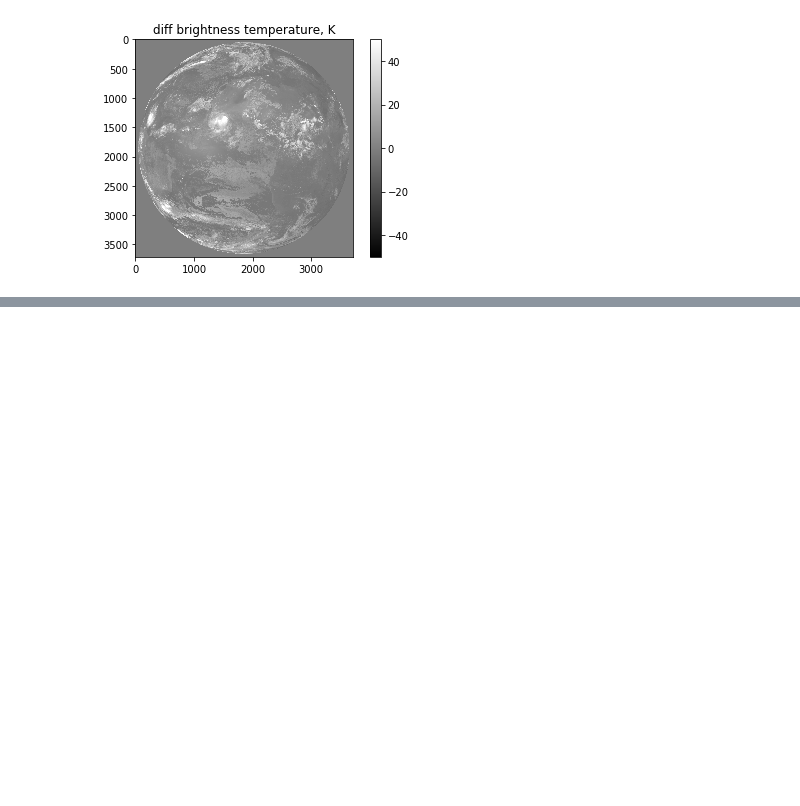
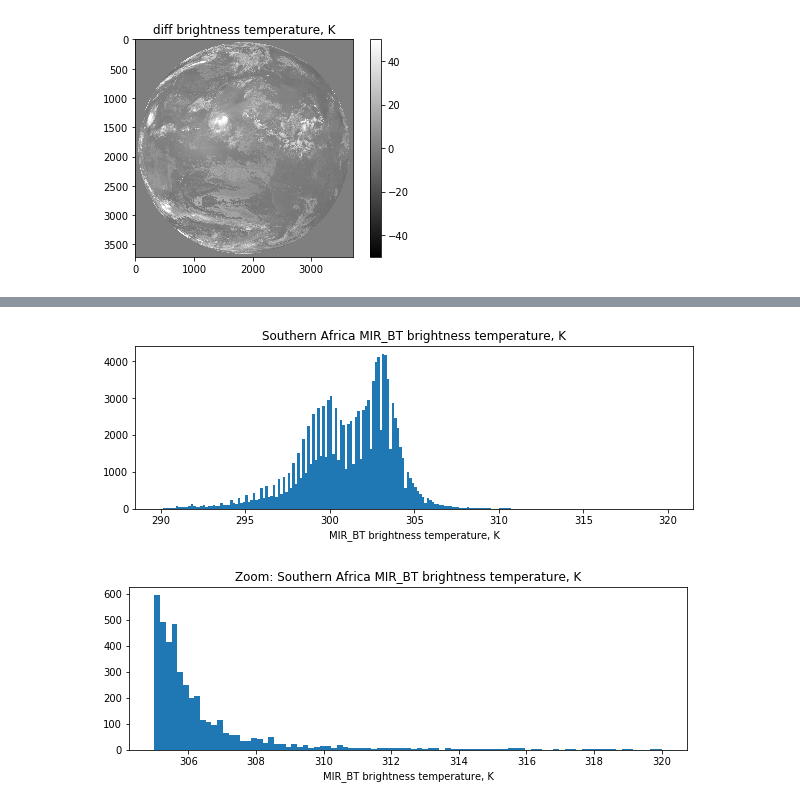
Before and after one commit to profLewis/Wooster_fire_practical, a Jupyter notebook: docs/Fire Emissions Practical.ipynb, the cells around one changed output, grey strips where cells are left out. Saved outputs shown, nothing was run; the diff lists cells and outputs as text; code cells hidden in the pictures; blank space fills up the shorter version.

```diff
--- a/docs/Fire Emissions Practical.ipynb
+++ b/docs/Fire Emissions Practical.ipynb
@@ -336,0 +366,16 @@ for i in range(3):
+# %%
+# image histogram
+i = 0
+plt.figure(figsize=(10,3))
+plt.hist(data[i,y0:y1,x0:x1].flatten(), bins='auto',range=[290,320])
+plt.xlabel(f"{meta['Band_%d'%(i+1)]} brightness temperature, K")
+x=plt.title(f"Southern Africa {meta['Band_%d'%(i+1)]} brightness temperature, K")
+
+# zoom
+plt.figure(figsize=(10,3))
+plt.hist(data[i,y0:y1,x0:x1].flatten(), bins='auto',range=[305,320])
+plt.xlabel(f"{meta['Band_%d'%(i+1)]} brightness temperature, K")
+x=plt.title(f"Zoom: Southern Africa {meta['Band_%d'%(i+1)]} brightness temperature, K")
+# %% [output]
+[figure, added]
+[figure, added]
```
Also changed, not shown: parts of 15 cells of this notebook, 2 other files.
